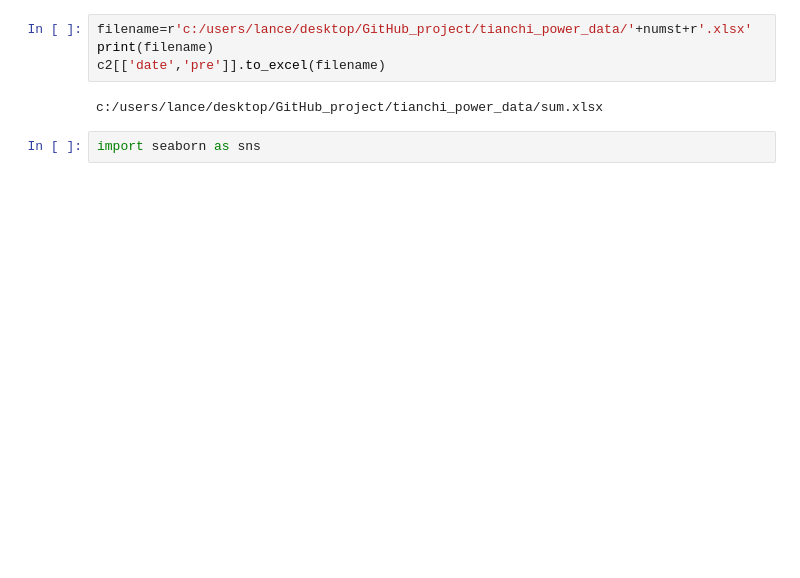
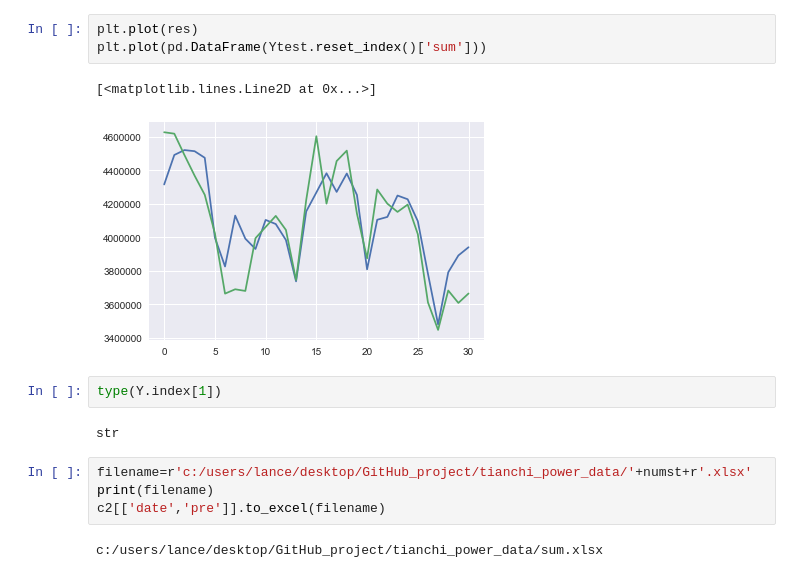
Before and after one commit to imageliu/tianchi_power, a Jupyter notebook: measure1.ipynb, the cells around one changed output. Drawn from its saved outputs; the diff is of its cells as text; blank space fills up the shorter version.

```diff
--- a/measure1.ipynb
+++ b/measure1.ipynb
@@ -218,8 +170,16 @@ r2_score(y_pred=c2['pre'][:31],y_true=Ytest)
+# %%
+plt.plot(res)
+plt.plot(pd.DataFrame(Ytest.reset_index()['sum']))
+# %% [output]
+[<matplotlib.lines.Line2D at 0x...>]
+[figure, added]
+# %%
+type(Y.index[1])
+# %% [output]
+str
 # %%
 filename=r'c:/users/lance/desktop/GitHub_project/tianchi_power_data/'+numst+r'.xlsx'
 print(filename)
 c2[['date','pre']].to_excel(filename)
 # %% [output]
 c:/users/lance/desktop/GitHub_project/tianchi_power_data/sum.xlsx
-# %%
-import seaborn as sns
```
Also changed, not shown: parts of 25 cells of this notebook, 1 other file.
